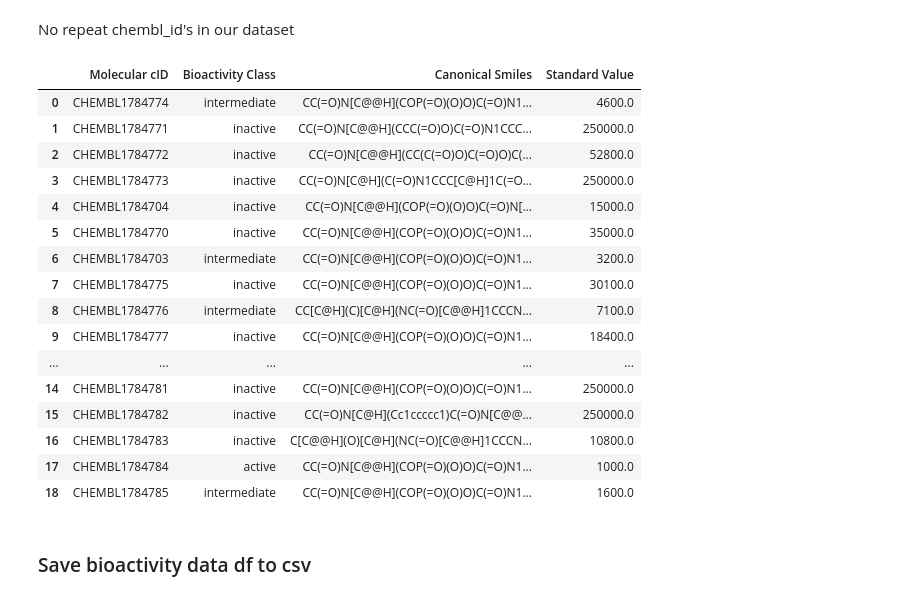
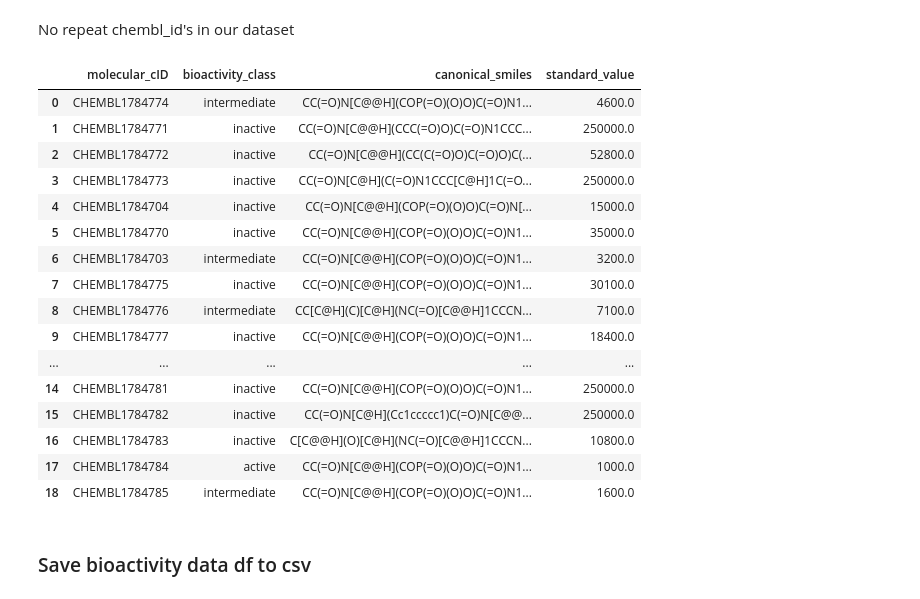
Before and after one commit to maronem/CDD_ML_Bioactivity_Project, a Jupyter notebook: CDD_ML_bioactivity_practice.ipynb, the cells around one changed output. Saved outputs shown, nothing was run; the diff lists cells and outputs as text; code cells hidden in the pictures.

```diff
--- a/CDD_ML_bioactivity_practice.ipynb
+++ b/CDD_ML_bioactivity_practice.ipynb
@@ -210,11 +213,11 @@ for value in df.standard_value:
 # %%
 # Combine the four data lists into a dataframe
 
 bioactivity_df = pd.DataFrame(list(zip(mol_cid, bioactivity_class, canon_smiles, std_value)),
-                              columns=['Molecular cID', 'Bioactivity Class', 'Canonical Smiles', 'Standard Value'])
+                              columns=['molecular_cID', 'bioactivity_class', 'canonical_smiles', 'standard_value'])
 bioactivity_df
 # %% [output]
-|  | Molecular cID | Bioactivity Class | Canonical Smiles | Standard Value |
+|  | molecular_cID | bioactivity_class | canonical_smiles | standard_value |
 | 0 | CHEMBL1784774 | intermediate | CC(=O)N[C@@H](COP(=O)(O)O)C(=O)N1... | 4600.0 |
 | 1 | CHEMBL1784771 | inactive | CC(=O)N[C@@H](CCC(=O)O)C(=O)N1CCC... | 250000.0 |
 | 2 | CHEMBL1784772 | inactive | CC(=O)N[C@@H](CC(C(=O)O)C(=O)O)C(... | 52800.0 |
```
Also changed, not shown: parts of 33 cells of this notebook.
